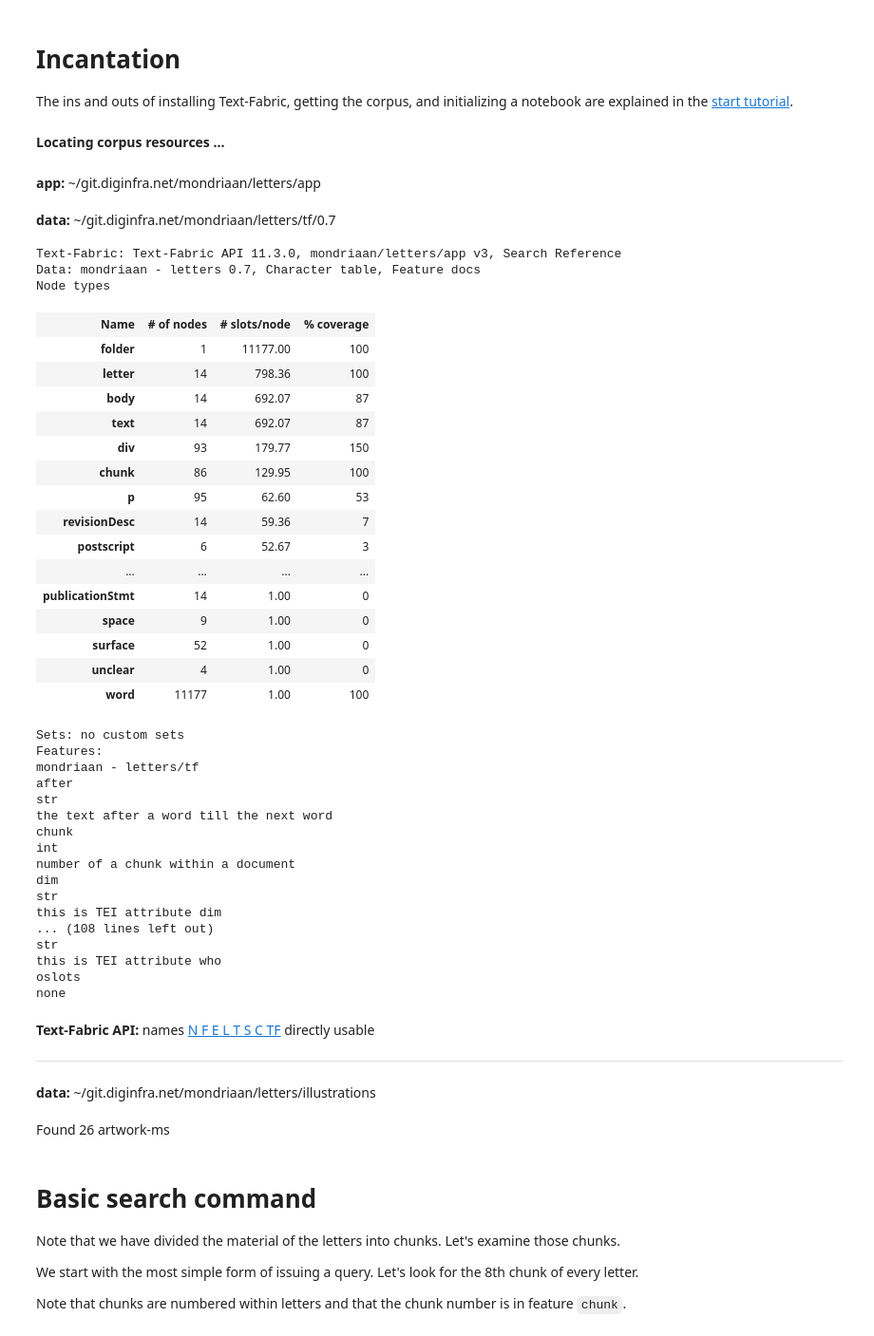
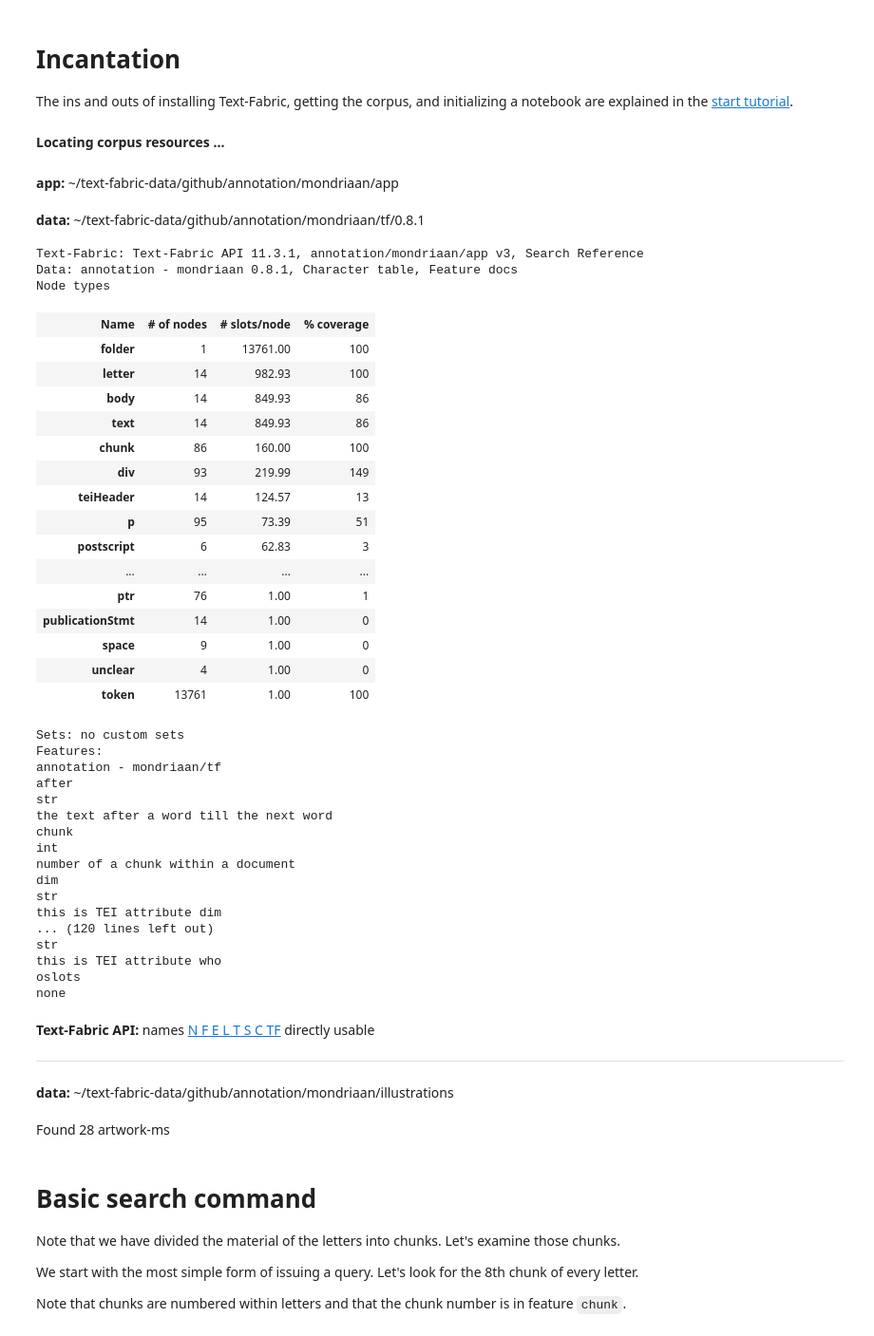
Before and after one commit to annotation/mondriaan, a Jupyter notebook: tutorial/search.ipynb, the cells around one changed output. Shown: that part at 95% size. Cells and saved outputs as stored; diff of their text form; code cells hidden in the pictures.

```diff
--- a/tutorial/search.ipynb
+++ b/tutorial/search.ipynb
@@ -40,33 +40,33 @@ explained in the [start tutorial](start.ipynb).
 # %%
 from tf.app import use
 # %%
-A = use("mondriaan/letters:clone", checkout="clone", backend="git.diginfra.net", hoist=globals())
+A = use("annotation/mondriaan", hoist=globals())
 # %% [output]
 **Locating corpus resources ...**
-app: ~/git.diginfra.net/mondriaan/letters/app
+app: ~/text-fabric-data/github/annotation/mondriaan/app
-data: ~/git.diginfra.net/mondriaan/letters/tf/0.7
+data: ~/text-fabric-data/github/annotation/mondriaan/tf/0.8.1
-Text-Fabric: Text-Fabric API 11.3.0, mondriaan/letters/app v3, Search Reference
-Data: mondriaan - letters 0.7, Character table, Feature docs
+Text-Fabric: Text-Fabric API 11.3.1, annotation/mondriaan/app v3, Search Reference
+Data: annotation - mondriaan 0.8.1, Character table, Feature docs
 Node types
 | Name | # of nodes | # slots/node | % coverage |
-| folder | 1 | 11177.00 | 100 |
-| letter | 14 | 798.36 | 100 |
-| body | 14 | 692.07 | 87 |
-| text | 14 | 692.07 | 87 |
-| div | 93 | 179.77 | 150 |
-| chunk | 86 | 129.95 | 100 |
-| p | 95 | 62.60 | 53 |
-| revisionDesc | 14 | 59.36 | 7 |
-| postscript | 6 | 52.67 | 3 |
+| folder | 1 | 13761.00 | 100 |
+| letter | 14 | 982.93 | 100 |
+| body | 14 | 849.93 | 86 |
+| text | 14 | 849.93 | 86 |
+| chunk | 86 | 160.00 | 100 |
+| div | 93 | 219.99 | 149 |
+| teiHeader | 14 | 124.57 | 13 |
+| p | 95 | 73.39 | 51 |
+| postscript | 6 | 62.83 | 3 |
 | ... | ... | ... | ... |
+| ptr | 76 | 1.00 | 1 |
 | publicationStmt | 14 | 1.00 | 0 |
 | space | 9 | 1.00 | 0 |
-| surface | 52 | 1.00 | 0 |
 | unclear | 4 | 1.00 | 0 |
-| word | 11177 | 1.00 | 100 |
+| token | 13761 | 1.00 | 100 |
 Sets: no custom sets
 Features:
-mondriaan - letters/tf
+annotation - mondriaan/tf
 after
 str
 the text after a word till the next word
@@ -76,14 +76,14 @@ number of a chunk within a document
 dim
 str
 this is TEI attribute dim
-... (108 lines left out)
+... (120 lines left out)
 str
 this is TEI attribute who
 oslots
 none
 Text-Fabric API: names N F E L T S C TF directly usable
-data: ~/git.diginfra.net/mondriaan/letters/illustrations
+data: ~/text-fabric-data/github/annotation/mondriaan/illustrations
-Found 26 artwork-ms
+Found 28 artwork-ms
 # %% [markdown]
 # Basic search command
 
```
Also changed, not shown: parts of 4 cells of this notebook, 17 other files.
